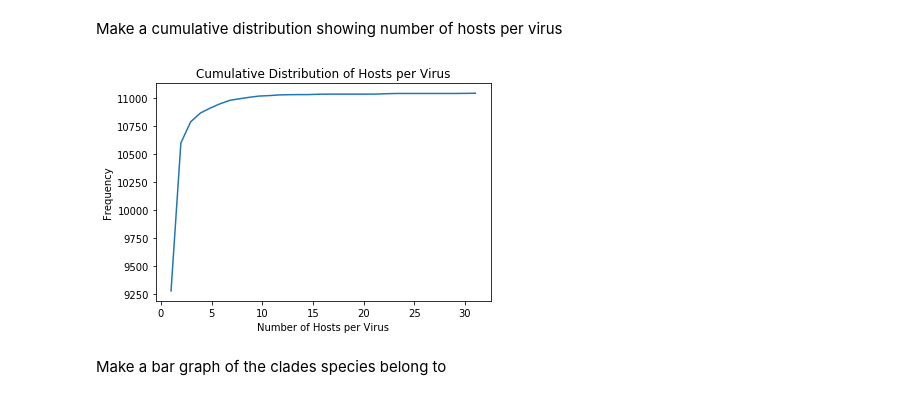
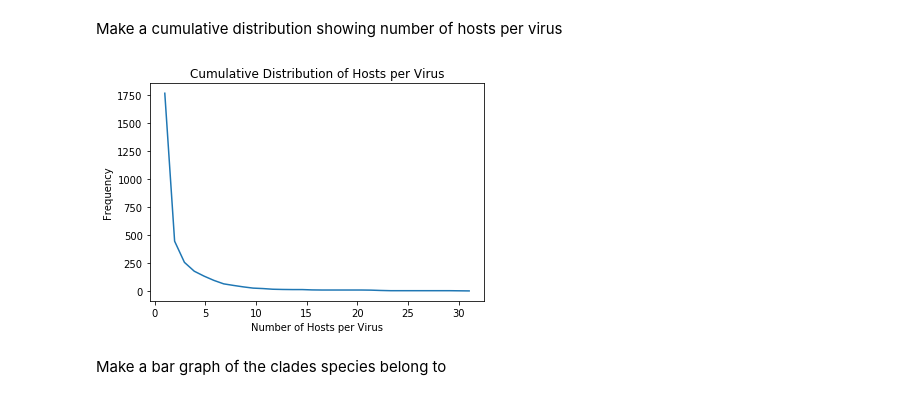
Before and after one commit to sable-cat/anthropocentric-sequencing, a Jupyter notebook: Results.ipynb, the cells around one changed output. Saved outputs shown, nothing was run; the diff lists cells and outputs as text; code cells hidden in the pictures.

Commit message:
Make cumulative distribution function a survival function

```diff
--- a/Results.ipynb
+++ b/Results.ipynb
@@ -180,31 +180,31 @@ Make a cumulative distribution showing number of hosts per virus
 # %%
 def hostsPerVirusPlot(myEntries):
     counts = []
     largest = 0
     for key, record in myEntries.items():
         count = len(record.hosts)
         if count > largest:
             largest = count
         counts.append( float(count) )
 
     countsArray = np.array(counts)
     bins = np.arange(largest)
 
     fig, ax = plt.subplots()
 
     values, base = np.histogram(countsArray, bins=largest)
     cumulative = np.cumsum(values)
-    ax.plot(base[:-1], cumulative)
+    ax.plot(base[:-1], len(countsArray)-cumulative)
 
     #hist = ax.hist(countsArray, bins, linewidth=1, histtype='step', cumulative=True, density=True)
     #ax.set_xticks(bins)
     ax.set_ylabel('Frequency')
     ax.set_xlabel('Number of Hosts per Virus')
     ax.set_title('Cumulative Distribution of Hosts per Virus')
 
 hostsPerVirusPlot(myEntries)
 # %% [output]
-[figure, old version]
+[figure, new version]
 # %% [markdown]
 Make a bar graph of the clades species belong to
 # %%
```
Also changed, not shown: parts of 1 cell of this notebook.
